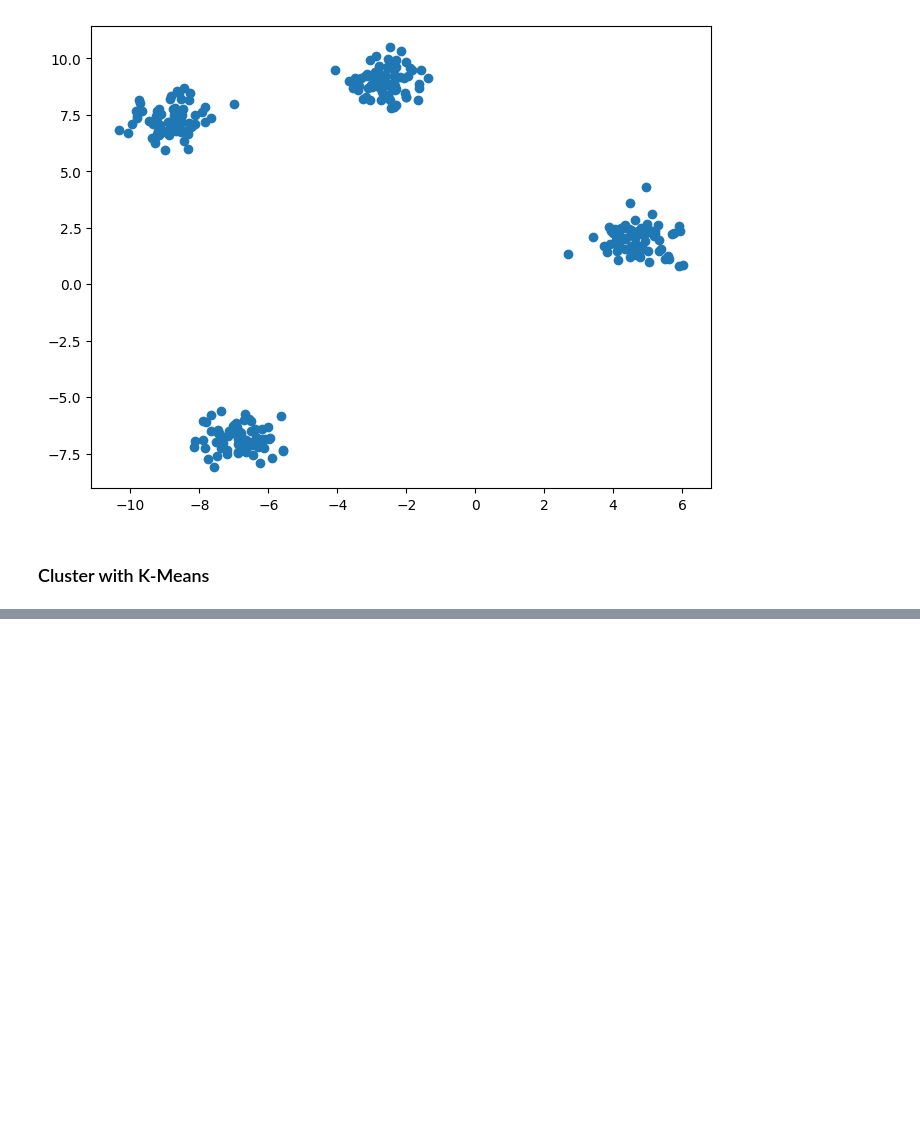
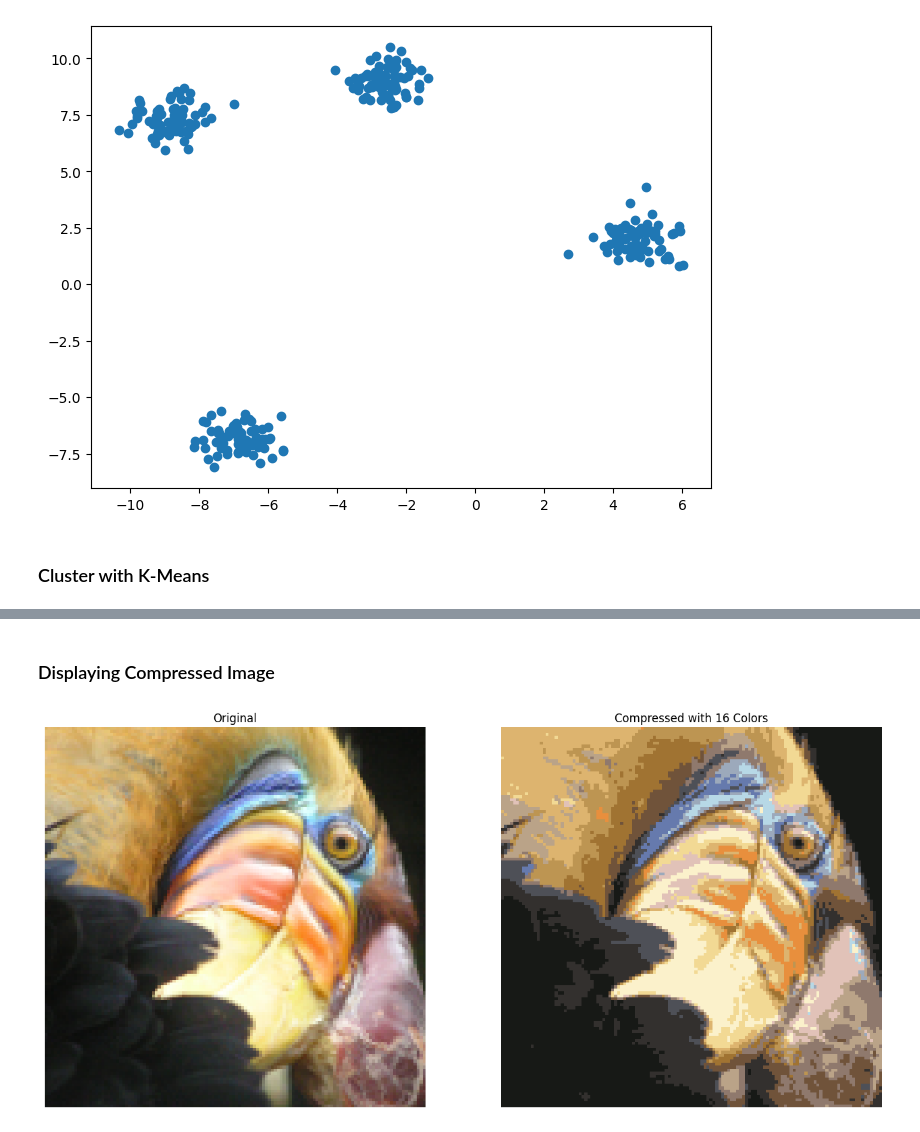
Before and after one commit to wuihee/machine-learning-algorithms, a Jupyter notebook: notebooks/k-means.ipynb, the cells around one changed output, grey strips where cells are left out. Drawn from its saved outputs; the diff is of its cells as text; code cells hidden in the pictures; blank space fills up the shorter version.

```diff
--- a/notebooks/k-means.ipynb
+++ b/notebooks/k-means.ipynb
@@ -75,0 +139,17 @@ plt.show()
+# %% [markdown]
+### Displaying Compressed Image
+# %%
+# Replace all pixels of the original image with the cluster associated with that pixel.
+X_compressed = kmeans.centroids[pred]
+X_compressed = np.reshape(X_compressed, original_img.shape)
+
+fig, ax = plt.subplots(1, 2, figsize=(16, 16))
+ax[0].imshow(original_img)
+ax[0].set_title("Original")
+ax[0].axis(False)
+ax[1].imshow(X_compressed)
+ax[1].set_title("Compressed with 16 Colors")
+ax[1].axis(False)
+plt.show()
+# %% [output]
+[figure, added]
```
Also changed, not shown: parts of 10 cells of this notebook, 1 other file.
